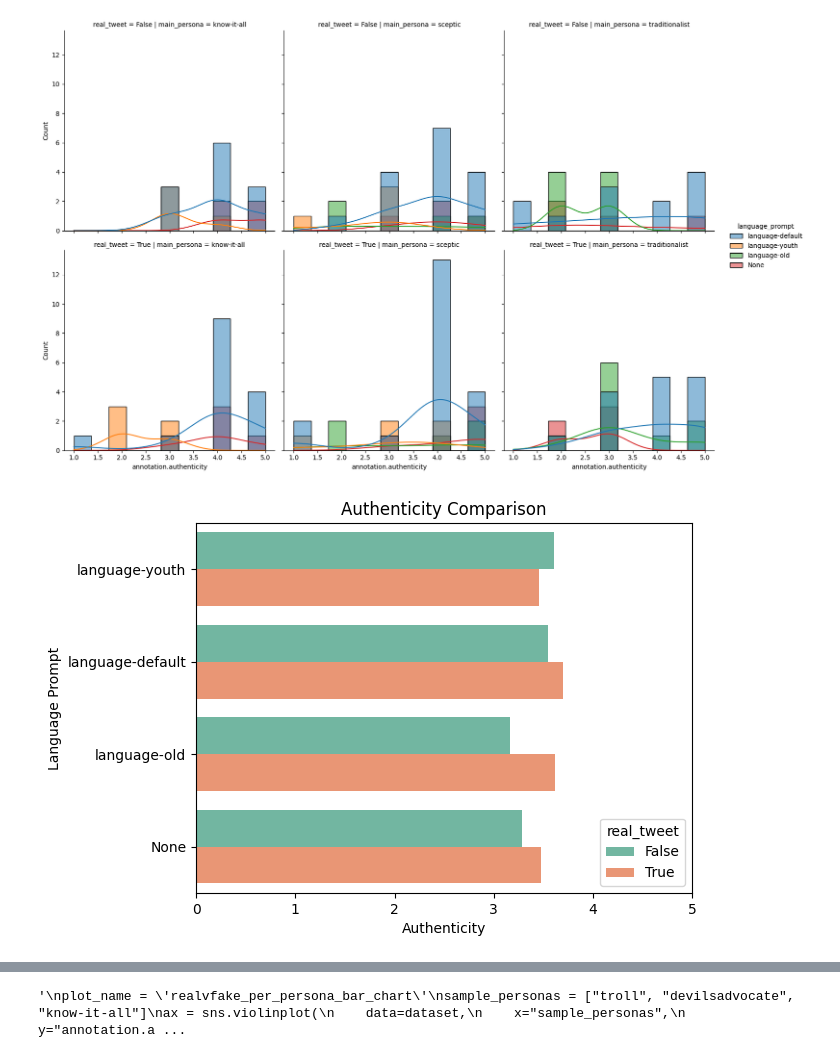
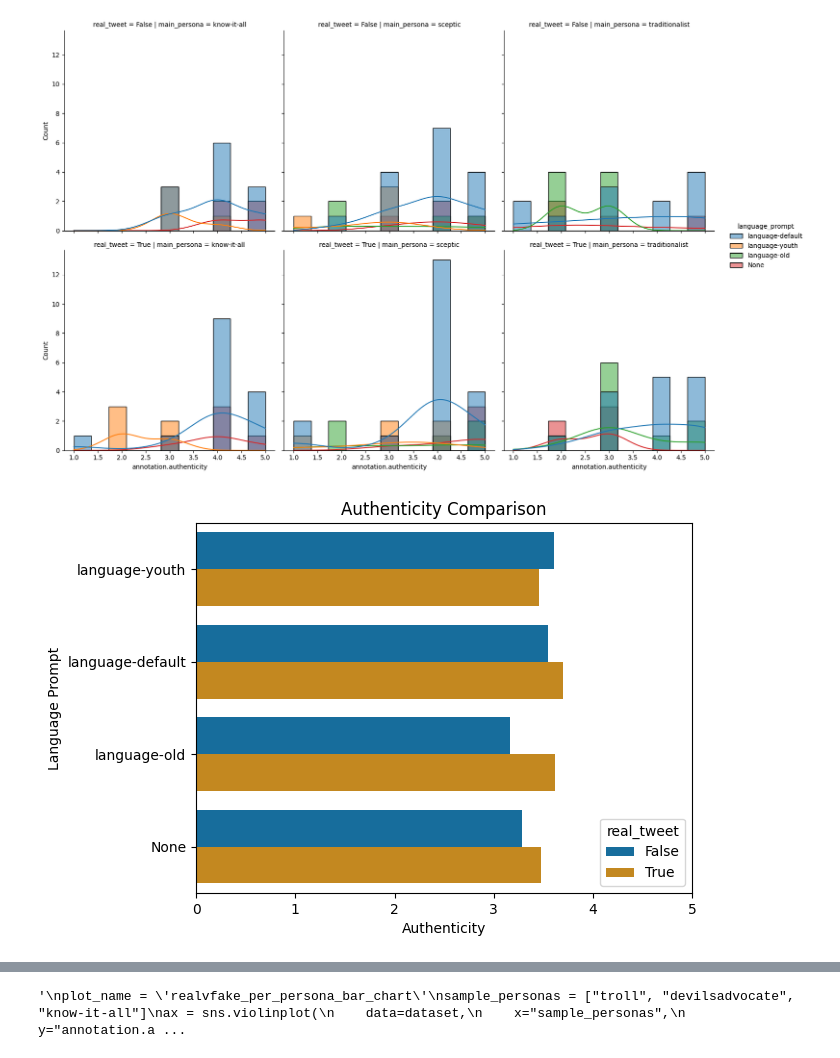
Before and after one commit to JanSt-nobot/TWON-Agents-RCS, a Jupyter notebook: experiments/RCS/0.1-Data-Processing.ipynb, the cells around one changed output, grey strips where cells are left out. Saved outputs shown, nothing was run; the diff lists cells and outputs as text; code cells hidden in the pictures.

```diff
--- a/experiments/RCS/0.1-Data-Processing.ipynb
+++ b/experiments/RCS/0.1-Data-Processing.ipynb
@@ -313,16 +313,16 @@ ax = sns.displot(
 # %%
 # compare authenticity between real and generated tweets depending on language prompt
 plot_name = 'authenticity_realvfake_per_language_bar_chart'
-colors = sns.color_palette('Set2')
+colors = sns.color_palette('colorblind')
 ax = sns.barplot(y='language_prompt', x='annotation.authenticity', hue='real_tweet', data=dataset, palette=colors, errorbar=None)
 ax.set_xlim(0, 5)  # Set x-axis limit to 5
 ax.set_title('Authenticity Comparison')
 ax.set_ylabel('Language Prompt')
 ax.set_xlabel('Authenticity')
 sns.move_legend(ax, "lower right")
 ax.get_figure().savefig(f'{OUT_PATH}/{plot_name}.png', format="png", bbox_inches="tight")
 # %% [output]
-[figure, old version]
+[figure, new version]
 # %%
 # compare tone between real and fake tweets depending on language prompt
 plot_name = 'tone_realvfake_per_language_bar_chart'
```
Also changed, not shown: parts of 9 cells of this notebook, 10 other files.
